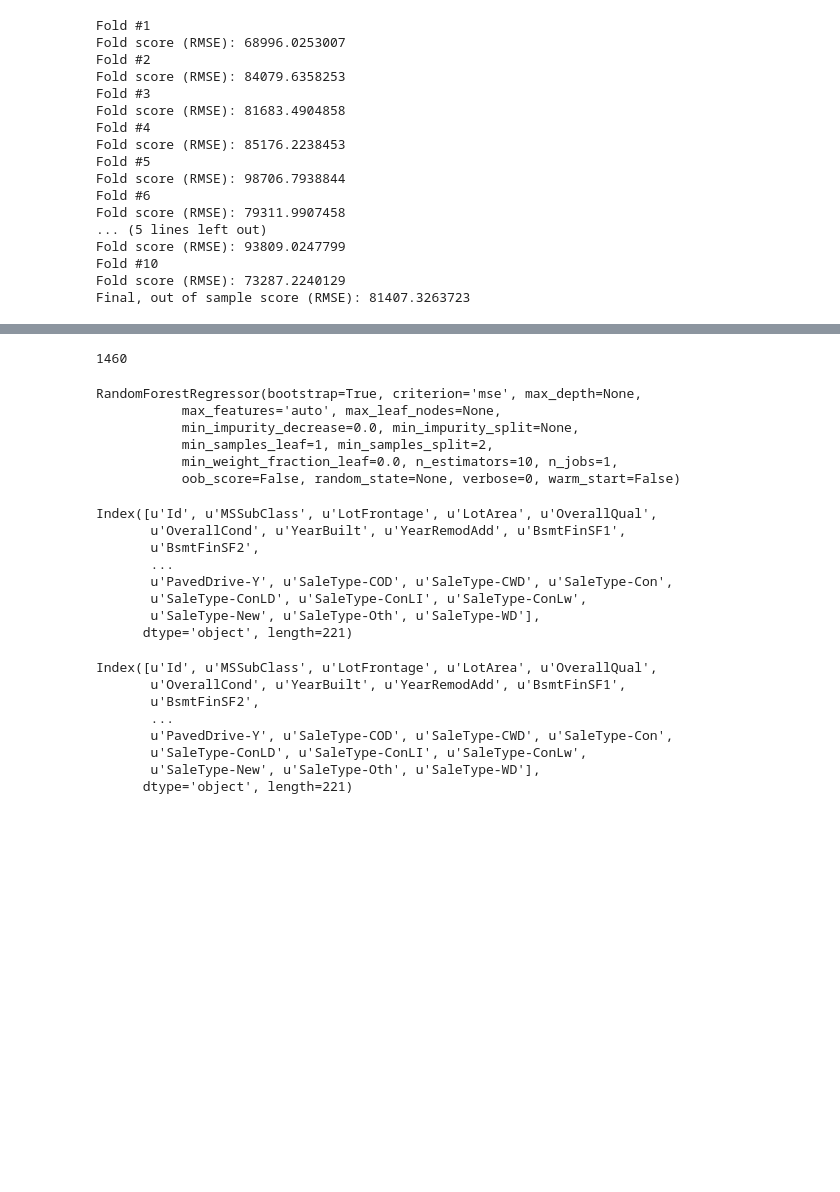
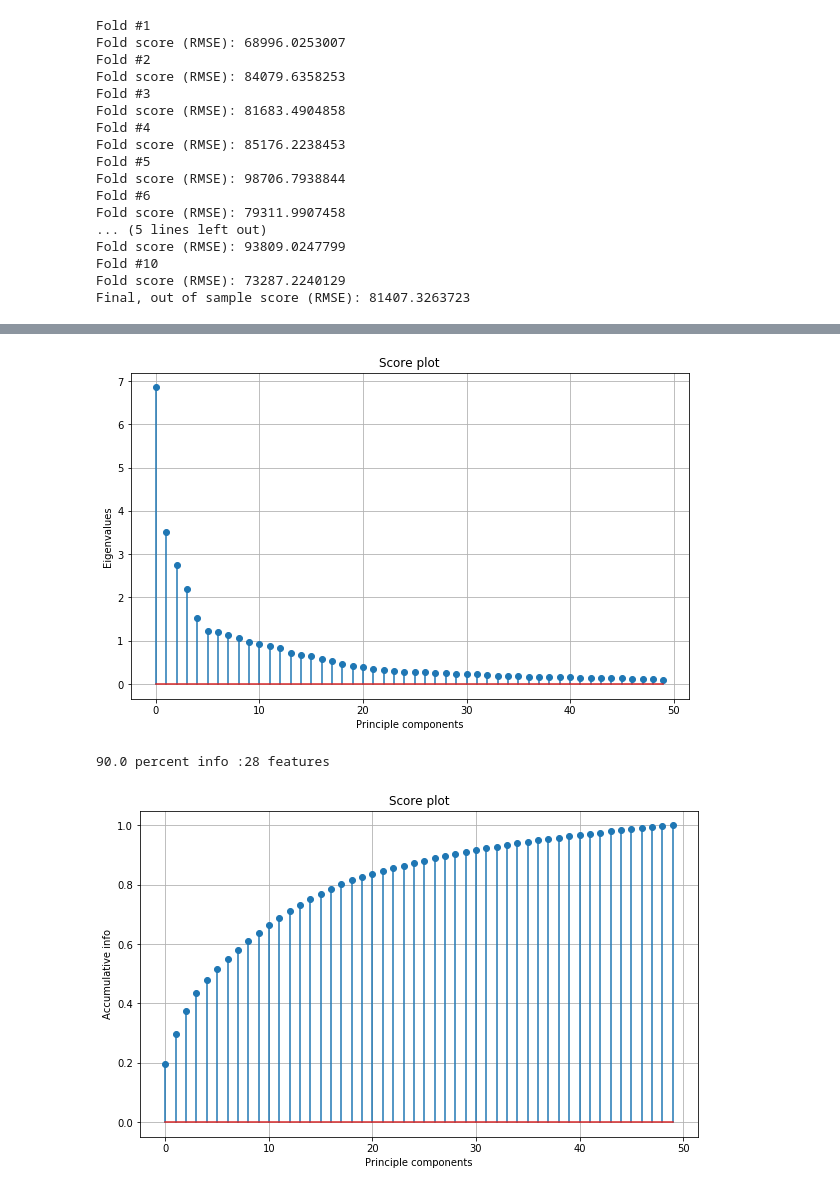
Before and after one commit to asahicantu/Kaggle-House-Prices-Advanced-Regression-Techniques, a Jupyter notebook: CSE517 House Price Prediction.ipynb, the cells around one changed output, grey strips where cells are left out. Cells and saved outputs as stored; diff of their text form; code cells hidden in the pictures; blank space fills up the shorter version.

```diff
--- a/CSE517 House Price Prediction.ipynb
+++ b/CSE517 House Price Prediction.ipynb
@@ -313,21 +367,23 @@ svm.support_vectors_.shape
 # %%
 import math
 import numpy as np
+import pandas as pd
 
-from sklearn.gaussian_process import GaussianProcessRegressor
-from sklearn.gaussian_process.kernels import RBF
-
+path = "./"
+filename_test = os.path.join(path,'test.csv')
+# filename_submit = os.path.join(path,'SampleResults3.csv')
+filename_train = os.path.join(path,"preprocess_train.csv")
 df_train = pd.read_csv(filename_train,na_values=['NA'])
 df_train = df_train.drop(['Id'], axis = 1)
-encode(df_train, zscoreY=True)
+
+encode(df_train)
 
 header = list(df_train.columns.values)
 X = np.hstack((np.mat(df_train[header[:header.index('SalePrice')]]), np.mat(df_train[header[header.index('SalePrice') + 1:]])))
 Y = np.mat(df_train['SalePrice']).T
 
-rbfKernel = RBF()
+from sklearn.decomposition import PCA
 
-gp = GaussianProcessRegressor(kernel=rbfKernel)
-gp = gp.fit(X, Y)
-crossVal(gp, X, Y)
+pca = PCA(n_components=50)
+pca.fit(X)
 # %% [output]
@@ -376,14 +391,0 @@ X_train = np.mat(df_train)
-# %%
-print len(X_train)
-# %% [output]
-1460
-# %%
-rdf = ensemble.RandomForestRegressor()
-rdf.fit(X_train, Y_train.T)
-# %% [output]
-RandomForestRegressor(bootstrap=True, criterion='mse', max_depth=None,
-           max_features='auto', max_leaf_nodes=None,
-           min_impurity_decrease=0.0, min_impurity_split=None,
-           min_samples_leaf=1, min_samples_split=2,
-           min_weight_fraction_leaf=0.0, n_estimators=10, n_jobs=1,
-           oob_score=False, random_state=None, verbose=0, warm_start=False)
@@ -393,22 +392,11 @@ np.savetxt("foo.csv", res, delimiter=",")
-# %%
-df_train.columns
-# %% [output]
-Index([u'Id', u'MSSubClass', u'LotFrontage', u'LotArea', u'OverallQual',
-       u'OverallCond', u'YearBuilt', u'YearRemodAdd', u'BsmtFinSF1',
-       u'BsmtFinSF2',
-       ...
-       u'PavedDrive-Y', u'SaleType-COD', u'SaleType-CWD', u'SaleType-Con',
-       u'SaleType-ConLD', u'SaleType-ConLI', u'SaleType-ConLw',
-       u'SaleType-New', u'SaleType-Oth', u'SaleType-WD'],
-      dtype='object', length=221)
-# %%
-df_test.columns
-# %% [output]
-Index([u'Id', u'MSSubClass', u'LotFrontage', u'LotArea', u'OverallQual',
-       u'OverallCond', u'YearBuilt', u'YearRemodAdd', u'BsmtFinSF1',
-       u'BsmtFinSF2',
-       ...
-       u'PavedDrive-Y', u'SaleType-COD', u'SaleType-CWD', u'SaleType-Con',
-       u'SaleType-ConLD', u'SaleType-ConLI', u'SaleType-ConLw',
-       u'SaleType-New', u'SaleType-Oth', u'SaleType-WD'],
-      dtype='object', length=221)
+# %%
+import matplotlib.pyplot as plt
+
+eigenvalues = pca.explained_variance_
+eigenvectors = pca.components_
+
+plotEigen(eigenvalues, 0.9)
+# %% [output]
+[figure, added]
+90.0 percent info :28 features
+[figure, added]
```
Also changed, not shown: parts of 28 cells of this notebook.
